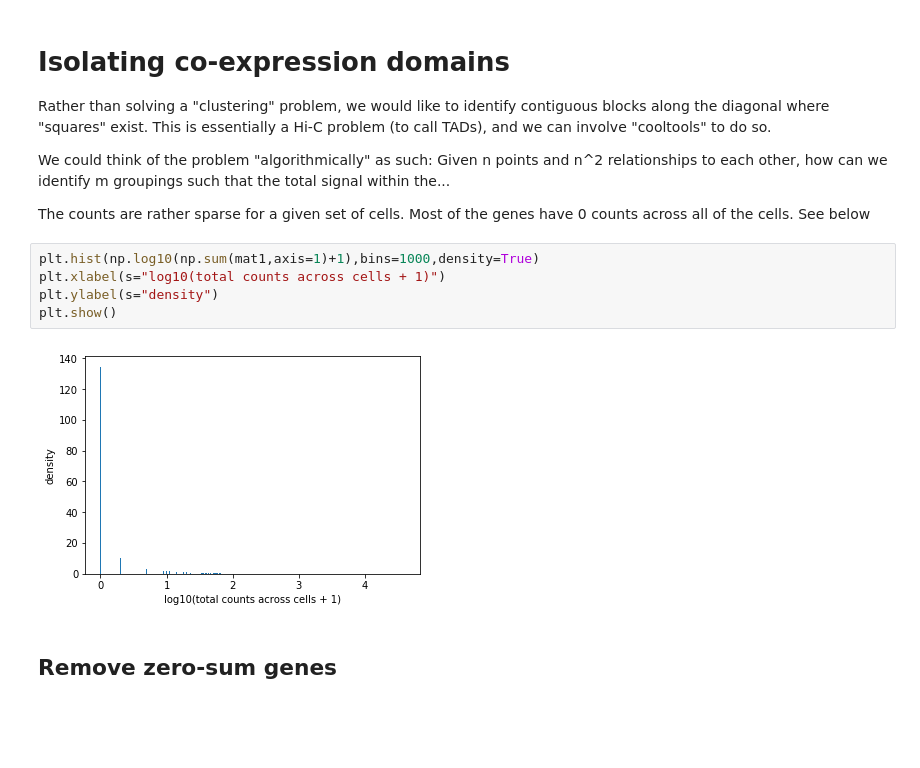
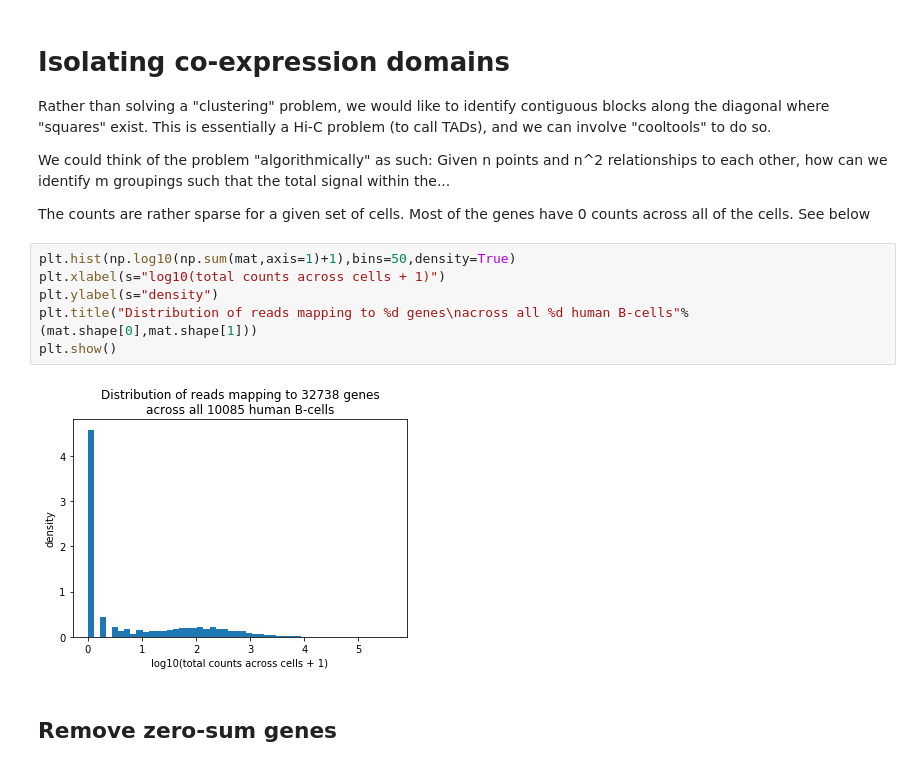
Before and after one commit to vinayakvsv/biophysics170_finalproject, a Jupyter notebook: cellranger_Bcell_scrnaseq.ipynb, the cells around one changed output. Drawn from its saved outputs; the diff is of its cells as text; blank space fills up the shorter version.

```diff
--- a/cellranger_Bcell_scrnaseq.ipynb
+++ b/cellranger_Bcell_scrnaseq.ipynb
@@ -309,12 +218,13 @@ We could think of the problem "algorithmically" as such: Given n points and n^2
 
 The counts are rather sparse for a given set of cells. Most of the genes have 0 counts across all of the cells. See below
 # %%
-plt.hist(np.log10(np.sum(mat1,axis=1)+1),bins=1000,density=True)
+plt.hist(np.log10(np.sum(mat,axis=1)+1),bins=50,density=True)
 plt.xlabel(s="log10(total counts across cells + 1)")
 plt.ylabel(s="density")
+plt.title("Distribution of reads mapping to %d genes\nacross all %d human B-cells"%(mat.shape[0],mat.shape[1]))
 plt.show()
 # %% [output]
-[figure, old version]
+[figure, new version]
 # %% [markdown]
 ## Remove zero-sum genes
 # %% [markdown]
```
Also changed, not shown: parts of 99 cells of this notebook, 12 other files.
